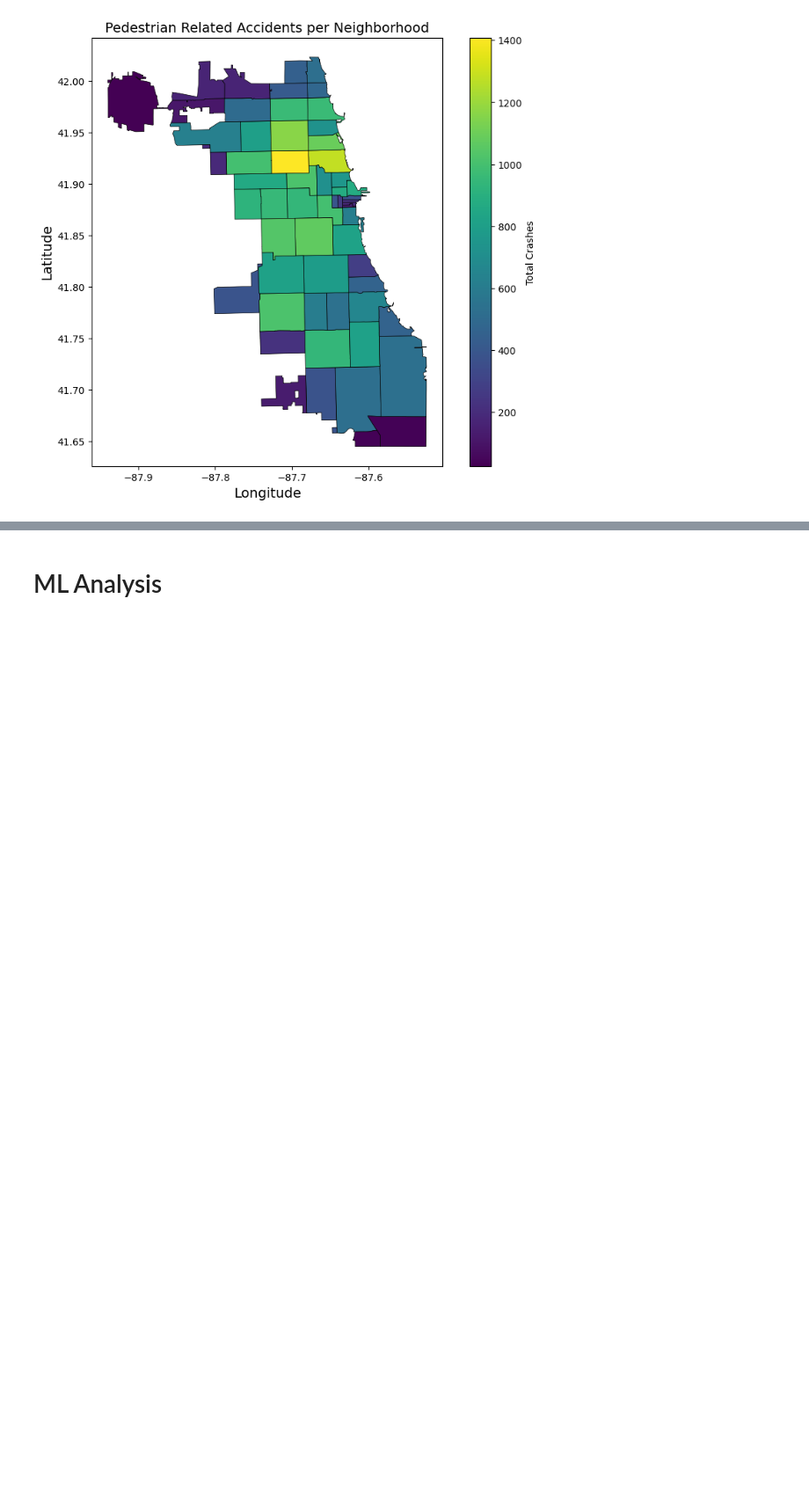
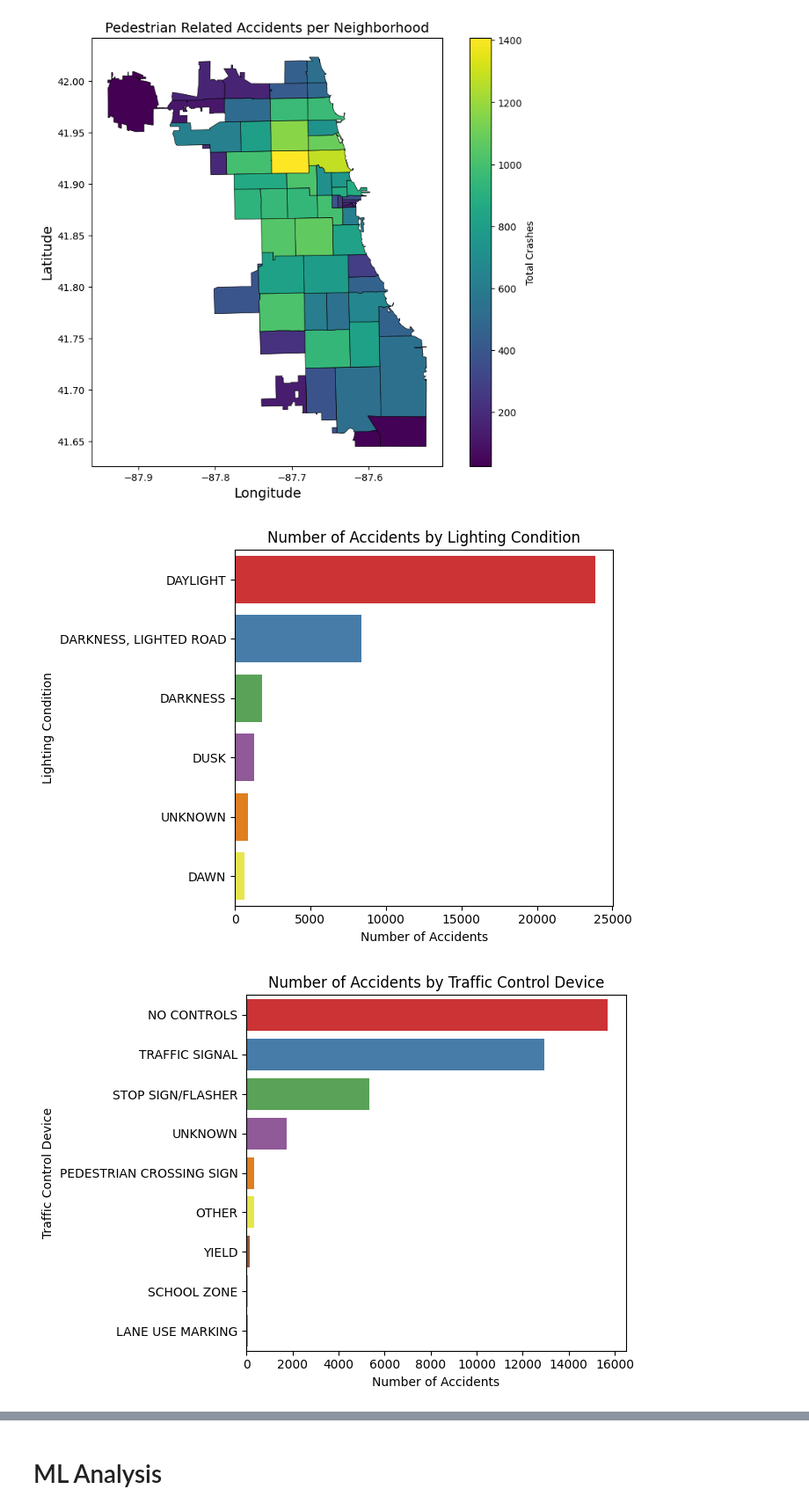
Before and after one commit to shaddad3/Project-WalkSafe, a Jupyter notebook: progess_report.ipynb, the cells around one changed output, grey strips where cells are left out. Shown at 88% size. Saved outputs shown, nothing was run; the diff lists cells and outputs as text; code cells hidden in the pictures; blank space fills up the shorter version.

```diff
--- a/progess_report.ipynb
+++ b/progess_report.ipynb
@@ -199,3 +199,30 @@ neighborhood_crashes_map
 # %%
 # Datarame containing only Pedestraian& Pedalcyclist accidents
 ped_df = crash_df[(crash_df['FIRST_CRASH_TYPE'] == 'PEDESTRIAN') | (crash_df['FIRST_CRASH_TYPE'] == 'PEDALCYCLIST')]
+# %%
+# Convert CRASH_DATE to datetime and extract day name and hour
+ped_df = ped_df.copy()
+ped_df['CRASH_DATE'] = pd.to_datetime(ped_df['CRASH_DATE'], format='%m/%d/%Y %H:%M:%S')
+ped_df['CRASH_DAY_NAME'] = ped_df['CRASH_DATE'].dt.day_name()
+ped_df['CRASH_HOUR_FROM_DATE'] = ped_df['CRASH_DATE'].dt.hour
+# %%
+columns_to_plot = ['LIGHTING_CONDITION', 'TRAFFIC_CONTROL_DEVICE', 'ROADWAY_SURFACE_COND']
+
+for col in columns_to_plot:
+    value_counts = ped_df[col].value_counts()
+    filtered = value_counts[value_counts > 50]
+
+    if len(filtered) > 0:
+        if len(filtered) > 10:
+            filtered = filtered[:5]
+
+        plt.figure(figsize=(7, 5))
+        sns.barplot(x=filtered.values, y=filtered.index, hue=filtered.index, palette='Set1')
+        plt.xlabel('Number of Accidents')
+        plt.ylabel(col.replace("_", " ").title())
+        plt.title(f'Number of Accidents by {col.replace("_", " ").title()}')
+        plt.tight_layout()
+        plt.show()
+# %% [output]
+[figure, added]
+[figure, added]
```
Also changed, not shown: parts of 4 cells of this notebook.
